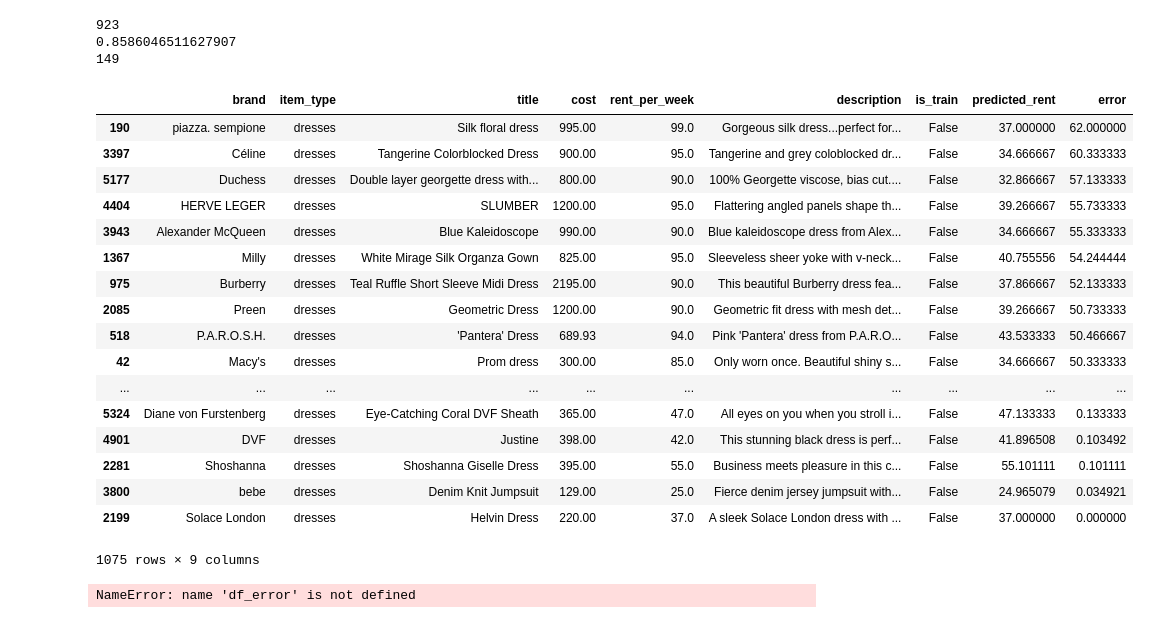
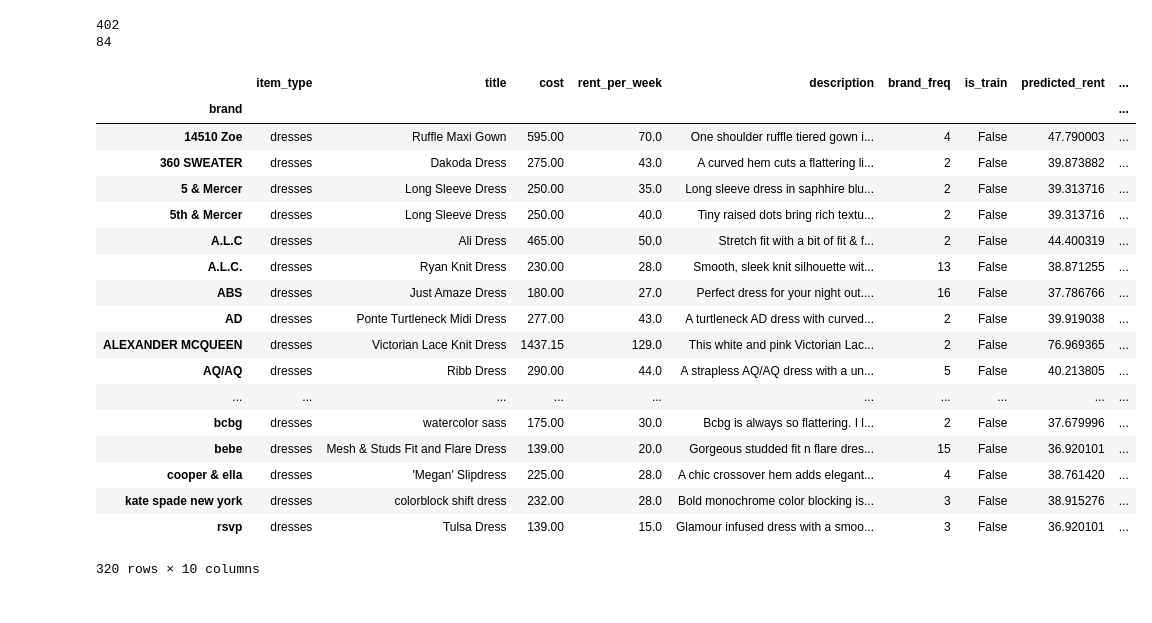
Before and after one commit to patrickspencer/regressthedress, a Jupyter notebook: testing/model_for_just_dresses.ipynb, the cells around one changed output. Cells and saved outputs as stored; diff of their text form; code cells hidden in the pictures.

```diff
--- a/testing/model_for_just_dresses.ipynb
+++ b/testing/model_for_just_dresses.ipynb
@@ -142,28 +121,39 @@ df_w_adj
 # %%
 final_df = df_w_adj
-features = final_df.columns.drop(['rent_per_week', 'title', 'cost', 'is_train', 'description']) # just column names
+features = final_df.columns.drop(['rent_per_week', 'title', 'is_train', 'description']) # just column names
 train, test = final_df[final_df['is_train']==True], final_df[final_df['is_train']==False]
 # %%
 #clf = svm.SVR() # didn't work. Predicted 43 for everything
-reg = RandomForestRegressor(n_jobs=2, n_estimators=15)
+reg = RandomForestRegressor(n_jobs=2, n_estimators=10)
 #clf.fit(train[features], train['rent_per_week'])
 #rfr_predicted = clf.predict(test[features])
 #reg = linear_model.LinearRegression() # total crap
-#reg = linear_model.Ridge(alpha = .5) # comparable to rfr
+#reg = linear_model.Ridge(alpha = 1) # comparable to rfr
 #reg = linear_model.RidgeCV(alphas=[0.1, 1.0, 10.0]) # comparable to rfr
 #reg = linear_model.Lasso(alpha = 0.1)
-#reg = linear_model.ElasticNet(alpha=0.1) # comparable to rfr
+#reg = linear_model.ElasticNet(alpha=1) # comparable to rfr
 #reg = linear_model.RANSACRegressor(linear_model.LinearRegression()) # slow, did not finish, uses lots of cpu
 #reg = linear_model.TheilSenRegressor() # slow, did not finish, uses lots of cpu
 #reg = linear_model.HuberRegressor() # slow, did not finish, uses lots of cpu
 # %%
-reg.fit(train[features], train['rent_per_week'])
-predicted = reg.predict(test[features])
-
 model_dir = '/home/patrick/Dropbox/insight/wombat/wombat/engine/stat_model_pickles'
 model_path = os.path.join(model_dir, 'rfr_v0.1_no_adj.pkl')
 #joblib.dump(reg, model_path)
 #call this with: clf = joblib.load('huber_v0.1.pkl')
 #rfr_predicted
 #stopping_value = np.minimum(np.maximum(test['rent_per_week'].values), np.maximum(rfr_predicted))
+# %%
+reg.fit(train[features], train['rent_per_week'].apply(np.log))
+predicted = np.exp(reg.predict(test[features]))
+
+# without log
+#reg.fit(train[features], train['rent_per_week'])
+#predicted = reg.predict(test[features])
+
+model_dir = '/home/patrick/Dropbox/insight/wombat/wombat/engine/stat_model_pickles'
+model_path = os.path.join(model_dir, 'rfr_v0.1_no_adj.pkl')
+#joblib.dump(reg, model_path)
+#call this with: clf = joblib.load('huber_v0.1.pkl')
+#rfr_predicted
+#stopping_value = np.minimum(np.maximum(test['rent_per_week'].values), np.maximum(rfr_predicted))
 # %%
@@ -228,54 +225,52 @@ ax.set_ylabel('Residuals', fontsize=18)
 # %%
 pd.set_option('display.max_colwidth', -1)
 
 #d_errors = df_error.sort_values('error', ascending=False)
 binwidth = 50
 bins = list(range(0, 1000 + binwidth, binwidth))
 l = []
 #for i in bins:
 #    y = len(d[d['error'] < i+1]) & (d[d['error'] >= i]))
 #    x = i
 #    l.append((x,y))
 #lower = 0
 #upper = 50
 #d_errors = df_error.sort_values('error', ascending=True)
 #num_high_errors = d_errors[(d_errors['error'] > 30) & (d_errors['error'] < 1000)]
 #len(num_high_errors)
 #num_low_errors = d_errors[(d_errors['error'] > 0) & (d_errors['error'] < 10)]
 #print(len(num_low_errors)/len(num_high_errors))
 #print(len(num_low_errors)/len(d_errors))
 #print(len(num_low_errors))
 d_errors = df_full_test
 num_low_errors = d_errors[(d_errors['error'] > 0) & (d_errors['error'] < 20)]
 num_high_errors = d_errors[(d_errors['error'] > 20) & (d_errors['error'] < 1000)]
 print(len(num_low_errors))
-print(len(num_low_errors)/len(d_errors))
 print(len(num_high_errors))
-d_errors = df_full_test.sort_values('error', ascending=False)
-d_errors
+
+# grouping errors wasn't working
+d_errors = df_full_test.sort_values('error', ascending=True)
+grps = d_errors.groupby('brand')
+grps.first()
 # %% [output]
-923
-0.8586046511627907
-149
+402
+84
-|  | brand | item_type | title | cost | rent_per_week | description | is_train | predicted_rent | error |
-| 190 | piazza. sempione | dresses | Silk floral dress | 995.00 | 99.0 | Gorgeous silk dress...perfect for... | False | 37.000000 | 62.000000 |
-| 3397 | Céline | dresses | Tangerine Colorblocked Dress | 900.00 | 95.0 | Tangerine and grey coloblocked dr... | False | 34.666667 | 60.333333 |
-| 5177 | Duchess | dresses | Double layer georgette dress with... | 800.00 | 90.0 | 100% Georgette viscose, bias cut.... | False | 32.866667 | 57.133333 |
-| 4404 | HERVE LEGER | dresses | SLUMBER | 1200.00 | 95.0 | Flattering angled panels shape th... | False | 39.266667 | 55.733333 |
-| 3943 | Alexander McQueen | dresses | Blue Kaleidoscope | 990.00 | 90.0 | Blue kaleidoscope dress from Alex... | False | 34.666667 | 55.333333 |
-| 1367 | Milly | dresses | White Mirage Silk Organza Gown | 825.00 | 95.0 | Sleeveless sheer yoke with v-neck... | False | 40.755556 | 54.244444 |
-| 975 | Burberry | dresses | Teal Ruffle Short Sleeve Midi Dress | 2195.00 | 90.0 | This beautiful Burberry dress fea... | False | 37.866667 | 52.133333 |
-| 2085 | Preen | dresses | Geometric Dress | 1200.00 | 90.0 | Geometric fit dress with mesh det... | False | 39.266667 | 50.733333 |
-| 518 | P.A.R.O.S.H. | dresses | 'Pantera' Dress | 689.93 | 94.0 | Pink 'Pantera' dress from P.A.R.O... | False | 43.533333 | 50.466667 |
-| 42 | Macy's | dresses | Prom dress | 300.00 | 85.0 | Only worn once. Beautiful shiny s... | False | 34.666667 | 50.333333 |
+|  | item_type | title | cost | rent_per_week | description | brand_freq | is_train | predicted_rent | ... |
+| brand |  |  |  |  |  |  |  |  | ... |
+| 14510 Zoe | dresses | Ruffle Maxi Gown | 595.00 | 70.0 | One shoulder ruffle tiered gown i... | 4 | False | 47.790003 | ... |
+| 360 SWEATER | dresses | Dakoda Dress | 275.00 | 43.0 | A curved hem cuts a flattering li... | 2 | False | 39.873882 | ... |
+| 5 & Mercer | dresses | Long Sleeve Dress | 250.00 | 35.0 | Long sleeve dress in saphhire blu... | 2 | False | 39.313716 | ... |
+| 5th & Mercer | dresses | Long Sleeve Dress | 250.00 | 40.0 | Tiny raised dots bring rich textu... | 2 | False | 39.313716 | ... |
+| A.L.C | dresses | Ali Dress | 465.00 | 50.0 | Stretch fit with a bit of fit & f... | 2 | False | 44.400319 | ... |
+| A.L.C. | dresses | Ryan Knit Dress | 230.00 | 28.0 | Smooth, sleek knit silhouette wit... | 13 | False | 38.871255 | ... |
+| ABS | dresses | Just Amaze Dress | 180.00 | 27.0 | Perfect dress for your night out.... | 16 | False | 37.786766 | ... |
+| AD | dresses | Ponte Turtleneck Midi Dress | 277.00 | 43.0 | A turtleneck AD dress with curved... | 2 | False | 39.919038 | ... |
+| ALEXANDER MCQUEEN | dresses | Victorian Lace Knit Dress | 1437.15 | 129.0 | This white and pink Victorian Lac... | 2 | False | 76.969365 | ... |
+| AQ/AQ | dresses | Ribb Dress | 290.00 | 44.0 | A strapless AQ/AQ dress with a un... | 5 | False | 40.213805 | ... |
 | ... | ... | ... | ... | ... | ... | ... | ... | ... | ... |
-| 5324 | Diane von Furstenberg | dresses | Eye-Catching Coral DVF Sheath | 365.00 | 47.0 | All eyes on you when you stroll i... | False | 47.133333 | 0.133333 |
-| 4901 | DVF | dresses | Justine | 398.00 | 42.0 | This stunning black dress is perf... | False | 41.896508 | 0.103492 |
-| 2281 | Shoshanna | dresses | Shoshanna Giselle Dress | 395.00 | 55.0 | Business meets pleasure in this c... | False | 55.101111 | 0.101111 |
-| 3800 | bebe | dresses | Denim Knit Jumpsuit | 129.00 | 25.0 | Fierce denim jersey jumpsuit with... | False | 24.965079 | 0.034921 |
-| 2199 | Solace London | dresses | Helvin Dress | 220.00 | 37.0 | A sleek Solace London dress with ... | False | 37.000000 | 0.000000 |
+| bcbg | dresses | watercolor sass | 175.00 | 30.0 | Bcbg is always so flattering. I l... | 2 | False | 37.679996 | ... |
+| bebe | dresses | Mesh & Studs Fit and Flare Dress | 139.00 | 20.0 | Gorgeous studded fit n flare dres... | 15 | False | 36.920101 | ... |
+| cooper & ella | dresses | 'Megan' Slipdress | 225.00 | 28.0 | A chic crossover hem adds elegant... | 4 | False | 38.761420 | ... |
+| kate spade new york | dresses | colorblock shift dress | 232.00 | 28.0 | Bold monochrome color blocking is... | 3 | False | 38.915276 | ... |
+| rsvp | dresses | Tulsa Dress | 139.00 | 15.0 | Glamour infused dress with a smoo... | 3 | False | 36.920101 | ... |
-1075 rows × 9 columns
+320 rows × 10 columns
-# %%
-df_error[df_error['brand']=='Yves Saint Laurent']
-# %% [output]
-NameError: name 'df_error' is not defined
```
Also changed, not shown: parts of 18 cells of this notebook, 3 other files.
